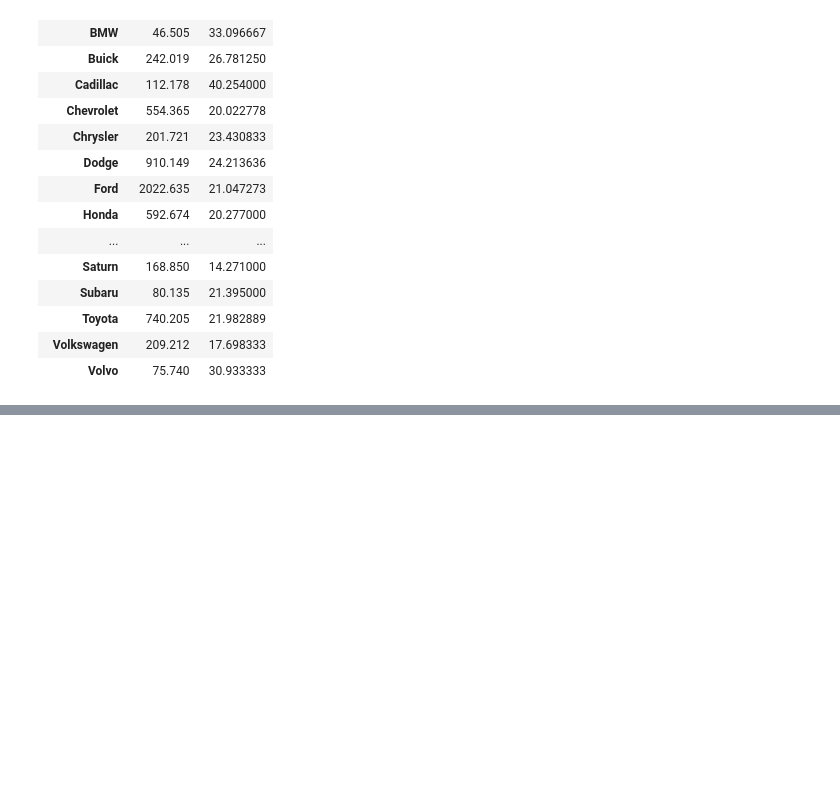
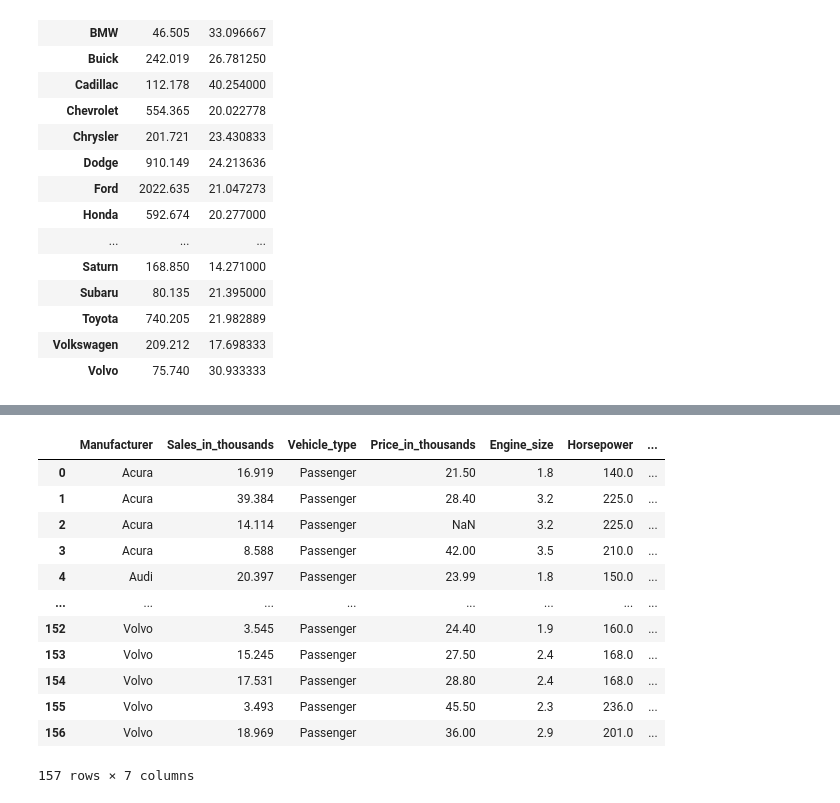
Before and after one commit to Halok600/Learning_Python_datascience, a Jupyter notebook: Groupby Aggresators.ipynb, the cells around one changed output, grey strips where cells are left out. Drawn from its saved outputs; the diff is of its cells as text; code cells hidden in the pictures; blank space fills up the shorter version.

```diff
--- a/Groupby Aggresators.ipynb
+++ b/Groupby Aggresators.ipynb
@@ -357,0 +464,16 @@ df_cars.groupby('Manufacturer').agg(sum_sales = ('Sales_in_thousands','sum'),
+# %%
+df_cars
+# %% [output]
+|  | Manufacturer | Sales_in_thousands | Vehicle_type | Price_in_thousands | Engine_size | Horsepower | ... |
+| 0 | Acura | 16.919 | Passenger | 21.50 | 1.8 | 140.0 | ... |
+| 1 | Acura | 39.384 | Passenger | 28.40 | 3.2 | 225.0 | ... |
+| 2 | Acura | 14.114 | Passenger | NaN | 3.2 | 225.0 | ... |
+| 3 | Acura | 8.588 | Passenger | 42.00 | 3.5 | 210.0 | ... |
+| 4 | Audi | 20.397 | Passenger | 23.99 | 1.8 | 150.0 | ... |
+| ... | ... | ... | ... | ... | ... | ... | ... |
+| 152 | Volvo | 3.545 | Passenger | 24.40 | 1.9 | 160.0 | ... |
+| 153 | Volvo | 15.245 | Passenger | 27.50 | 2.4 | 168.0 | ... |
+| 154 | Volvo | 17.531 | Passenger | 28.80 | 2.4 | 168.0 | ... |
+| 155 | Volvo | 3.493 | Passenger | 45.50 | 2.3 | 236.0 | ... |
+| 156 | Volvo | 18.969 | Passenger | 36.00 | 2.9 | 201.0 | ... |
+157 rows × 7 columns
```
Also changed, not shown: parts of 16 cells of this notebook.
